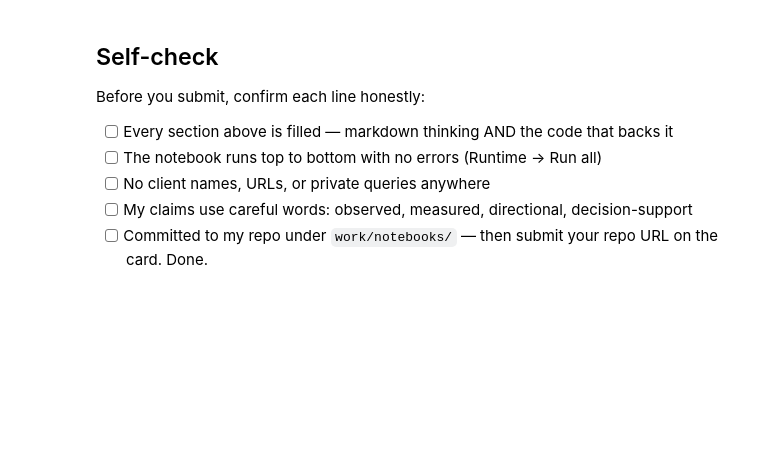
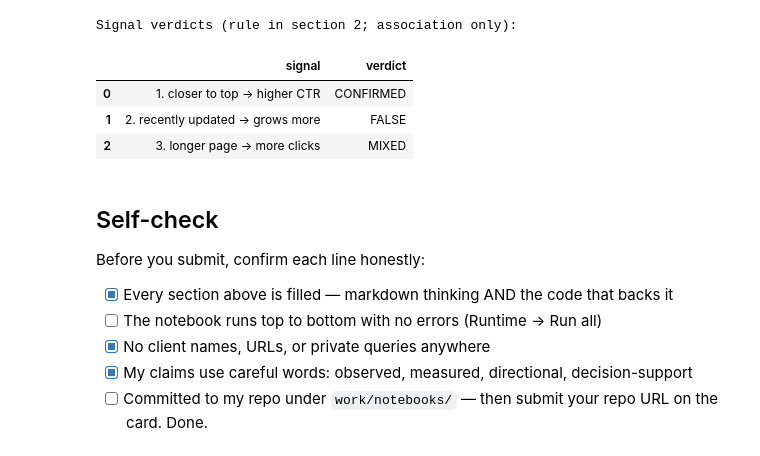
Before and after one commit to Aleeza-Nadeem/flyrank-ml-internship-starter, a Jupyter notebook: work/notebooks/w04_signal_audit.ipynb, the cells around one changed output. Cells and saved outputs as stored; diff of their text form; code cells hidden in the pictures; blank space fills up the shorter version.

```diff
--- a/work/notebooks/w04_signal_audit.ipynb
+++ b/work/notebooks/w04_signal_audit.ipynb
@@ -36,0 +70,24 @@ This skeleton is yours to fill. Work the sections **in order** — each one has
+# %%
+def audit(name, x, y, expected_sign, min_pages=100):
+    ok = x.notna() & y.notna()
+    rho = x[ok].corr(y[ok], method="spearman")
+    agree = []
+    for cid, g in d[ok].groupby("client_id"):
+        if len(g) >= min_pages:
+            r = x[ok].loc[g.index].corr(y[ok].loc[g.index], method="spearman")
+            if pd.notna(r): agree.append(np.sign(r) == expected_sign)
+    share = float(np.mean(agree)) if agree else np.nan
+    same_way = np.sign(rho) == expected_sign
+    if abs(rho) < 0.05: verdict = "FALSE"
+    elif abs(rho) >= 0.10 and same_way and share >= 0.70: verdict = "CONFIRMED"
+    elif abs(rho) >= 0.10 and (not same_way) and share <= 0.30: verdict = "OPPOSITE"
+    else: verdict = "MIXED"
+    return {"signal": name, "spearman_rho": round(rho, 3), "clients_tested": len(agree),
+            "clients_agreeing_pct": round(share * 100, 1) if agree else np.nan, "verdict": verdict}
+
+growth = np.log1p(d.clicks_last_30d) - np.log1p(d.clicks_prev_30d)
+results = pd.DataFrame([
+    audit("1. closer to top -> higher CTR", d.avg_position, d.ctr_prev, -1),
+    audit("2. recently updated -> grows more", d.days_since_last_update, growth, -1),
+    audit("3. longer page -> more clicks", d.word_count, d.clicks_prev_30d, +1)])
+results
@@ -37,10 +151,20 @@ This skeleton is yours to fill. Work the sections **in order** — each one has
+# %%
+summary = results[["signal", "verdict"]].copy()
+print("Signal verdicts (rule in section 2; association only):")
+summary
+# %% [output]
+Signal verdicts (rule in section 2; association only):
+|  | signal | verdict |
+| 0 | 1. closer to top -> higher CTR | CONFIRMED |
+| 1 | 2. recently updated -> grows more | FALSE |
+| 2 | 3. longer page -> more clicks | MIXED |
 # %% [markdown]
 ## Self-check
 
 Before you submit, confirm each line honestly:
 
-- [ ] Every section above is filled — markdown thinking AND the code that backs it
+- [x] Every section above is filled — markdown thinking AND the code that backs it
 - [ ] The notebook runs top to bottom with no errors (Runtime → Run all)
-- [ ] No client names, URLs, or private queries anywhere
-- [ ] My claims use careful words: observed, measured, directional, decision-support
+- [x] No client names, URLs, or private queries anywhere
+- [x] My claims use careful words: observed, measured, directional, decision-support
 - [ ] Committed to my repo under `work/notebooks/` — then submit your repo URL on the card. Done.
```
Also changed, not shown: parts of 16 cells of this notebook.
